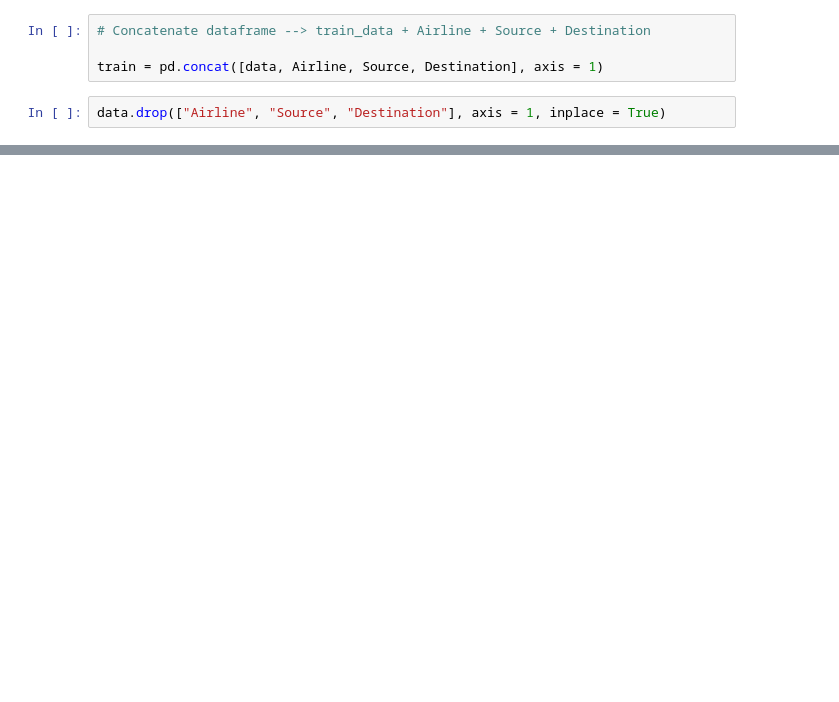
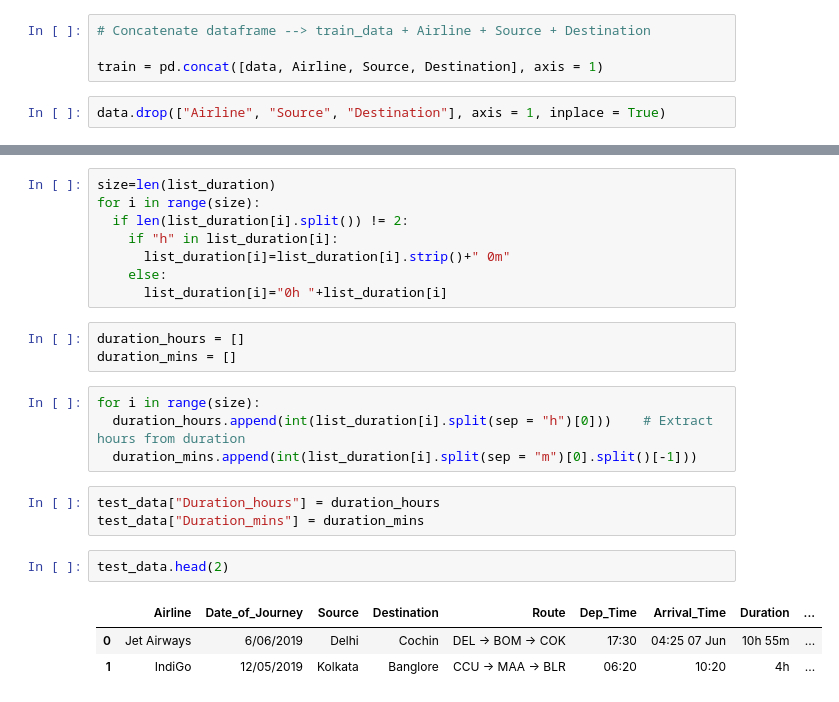
Before and after one commit to Daim-Nickel-Penny/Flight-Fare-Predictor, a Jupyter notebook: Flight_Fare_Predict.ipynb, the cells around one changed output, grey strips where cells are left out. Saved outputs shown, nothing was run; the diff lists cells and outputs as text; blank space fills up the shorter version.

```diff
--- a/Flight_Fare_Predict.ipynb
+++ b/Flight_Fare_Predict.ipynb
@@ -342,0 +416,24 @@ data.head()
+# %%
+size=len(list_duration)
+for i in range(size):
+  if len(list_duration[i].split()) != 2:
+    if "h" in list_duration[i]:
+      list_duration[i]=list_duration[i].strip()+" 0m"
+    else:
+      list_duration[i]="0h "+list_duration[i]
+# %%
+duration_hours = []
+duration_mins = []
+# %%
+for i in range(size):
+  duration_hours.append(int(list_duration[i].split(sep = "h")[0]))    # Extract hours from duration
+  duration_mins.append(int(list_duration[i].split(sep = "m")[0].split()[-1]))
+# %%
+test_data["Duration_hours"] = duration_hours
+test_data["Duration_mins"] = duration_mins
+# %%
+test_data.head(2)
+# %% [output]
+|  | Airline | Date_of_Journey | Source | Destination | Route | Dep_Time | Arrival_Time | Duration | ... |
+| 0 | Jet Airways | 6/06/2019 | Delhi | Cochin | DEL → BOM → COK | 17:30 | 04:25 07 Jun | 10h 55m | ... |
+| 1 | IndiGo | 12/05/2019 | Kolkata | Banglore | CCU → MAA → BLR | 06:20 | 10:20 | 4h | ... |
```
Also changed, not shown: parts of 30 cells of this notebook.
